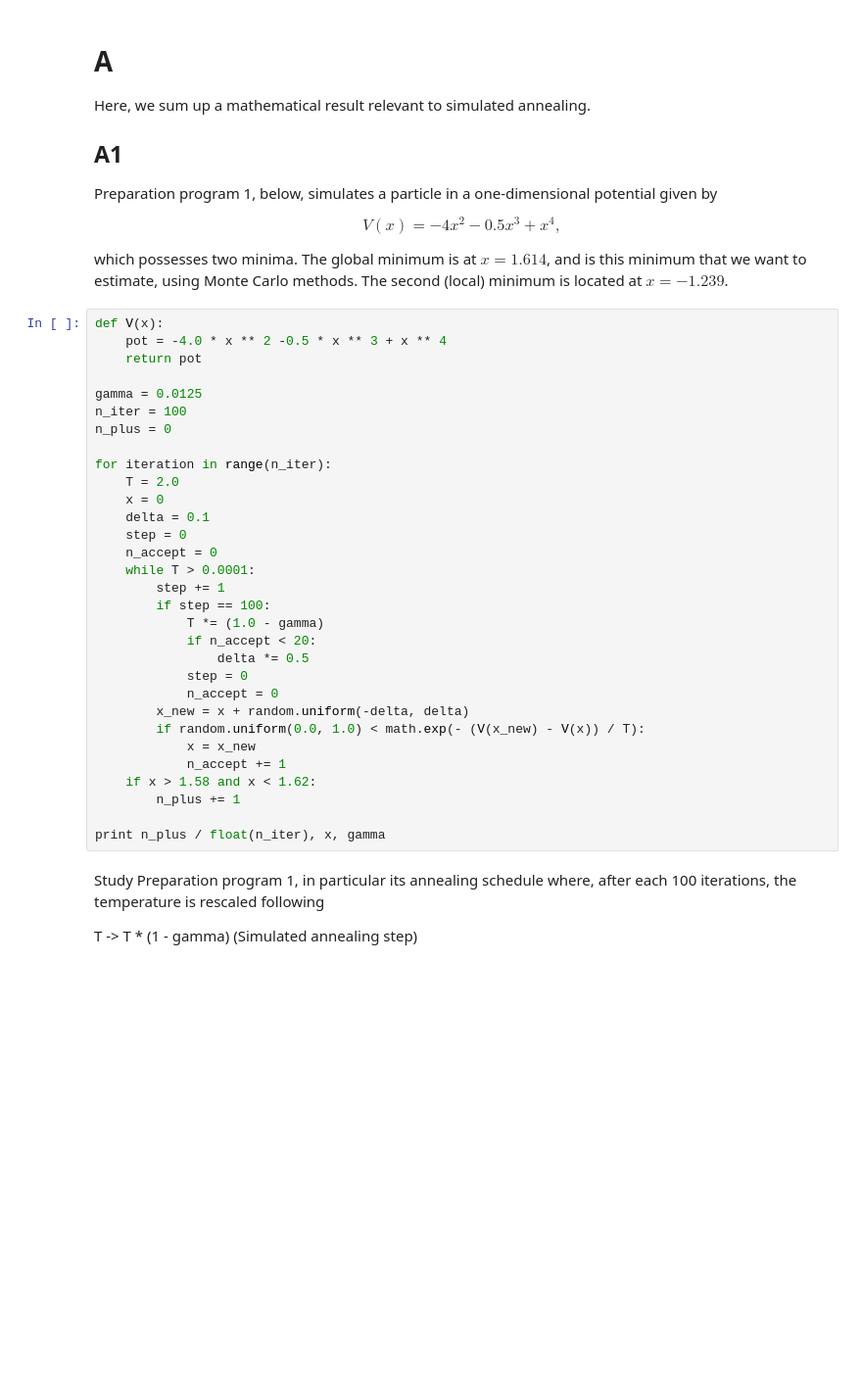
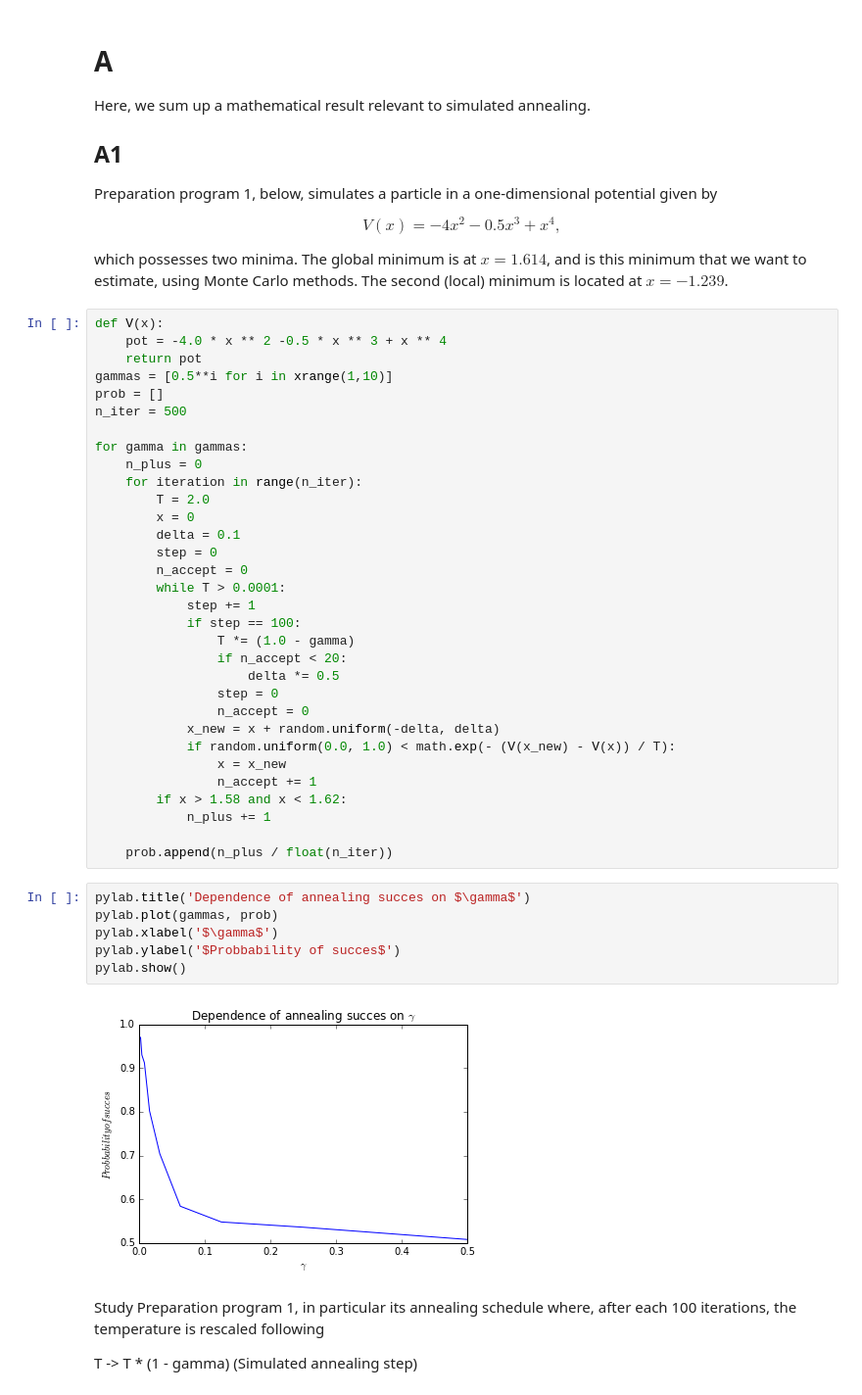
Before and after one commit to MirekJ/mirekJ_7110_v2, a Jupyter notebook: Homework/HW9.ipynb, the cells around one changed output. Shown: that part at 98% size. Cells and saved outputs as stored; diff of their text form; blank space fills up the shorter version.

```diff
--- a/Homework/HW9.ipynb
+++ b/Homework/HW9.ipynb
@@ -21,33 +50,42 @@ which possesses two minima. The global minimum is at $x = 1.614$, and is this mi
 def V(x):
     pot = -4.0 * x ** 2 -0.5 * x ** 3 + x ** 4
     return pot
+gammas = [0.5**i for i in xrange(1,10)]
+prob = []
+n_iter = 500
 
-gamma = 0.0125
-n_iter = 100
-n_plus = 0
+for gamma in gammas:
+    n_plus = 0
+    for iteration in range(n_iter):
+        T = 2.0
+        x = 0
+        delta = 0.1
+        step = 0
+        n_accept = 0
+        while T > 0.0001:
+            step += 1
+            if step == 100:
+                T *= (1.0 - gamma)
+                if n_accept < 20:
+                    delta *= 0.5
+                step = 0
+                n_accept = 0
+            x_new = x + random.uniform(-delta, delta)
+            if random.uniform(0.0, 1.0) < math.exp(- (V(x_new) - V(x)) / T):
+                x = x_new
+                n_accept += 1
+        if x > 1.58 and x < 1.62:
+            n_plus += 1
 
-for iteration in range(n_iter):
-    T = 2.0
-    x = 0
-    delta = 0.1
-    step = 0
-    n_accept = 0
-    while T > 0.0001:
-        step += 1
-        if step == 100:
-            T *= (1.0 - gamma)
-            if n_accept < 20:
-                delta *= 0.5
-            step = 0
-            n_accept = 0
-        x_new = x + random.uniform(-delta, delta)
-        if random.uniform(0.0, 1.0) < math.exp(- (V(x_new) - V(x)) / T):
-            x = x_new
-            n_accept += 1
-    if x > 1.58 and x < 1.62:
-        n_plus += 1
-
-print n_plus / float(n_iter), x, gamma
+    prob.append(n_plus / float(n_iter))
+# %%
+pylab.title('Dependence of annealing succes on $\gamma$')
+pylab.plot(gammas, prob)
+pylab.xlabel('$\gamma$')
+pylab.ylabel('$Probbability of succes$')
+pylab.show()
+# %% [output]
+[figure, added]
 # %% [markdown]
 Study Preparation program 1, in particular its annealing schedule where, after each 100 iterations, the temperature is rescaled following
 
```
Also changed, not shown: parts of 28 cells of this notebook.
